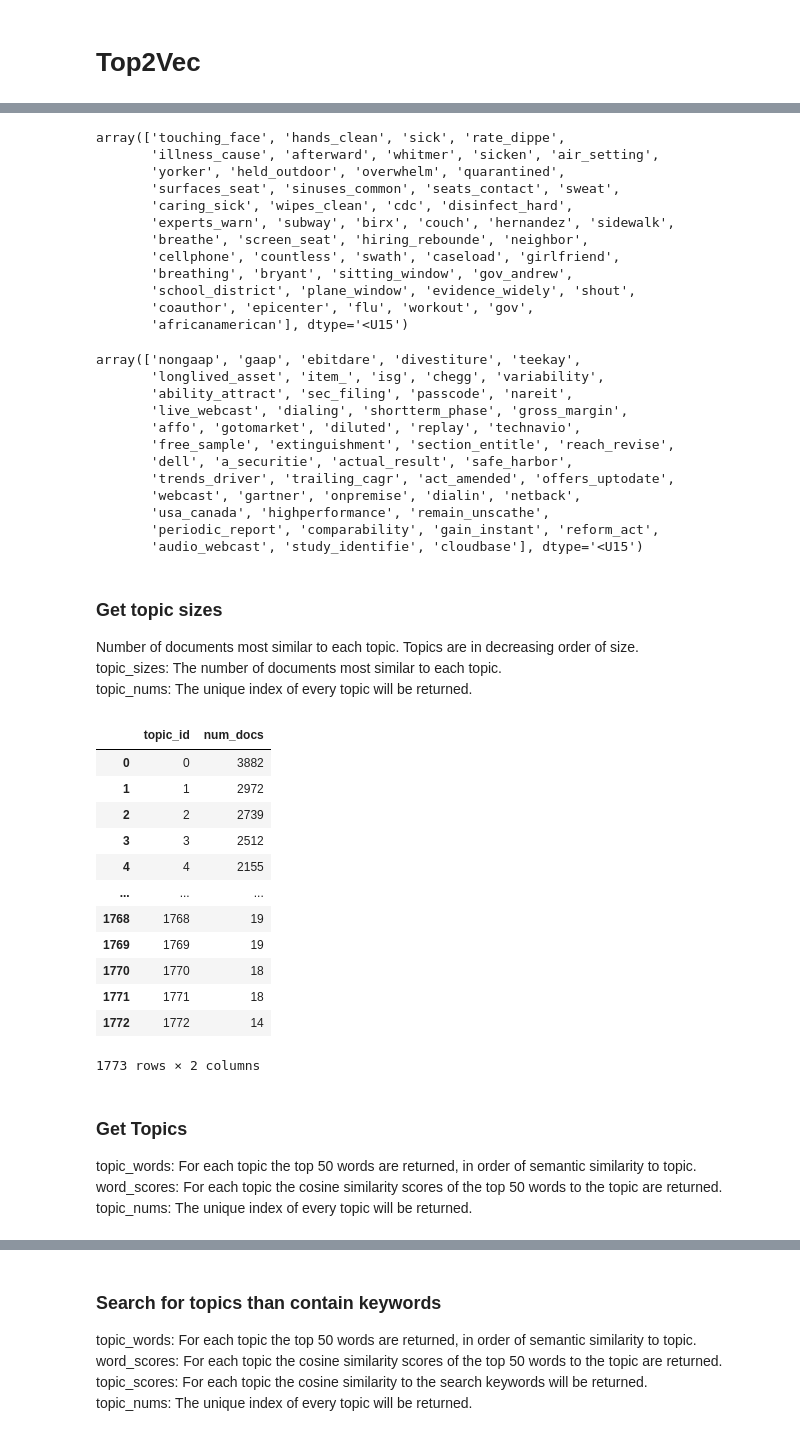
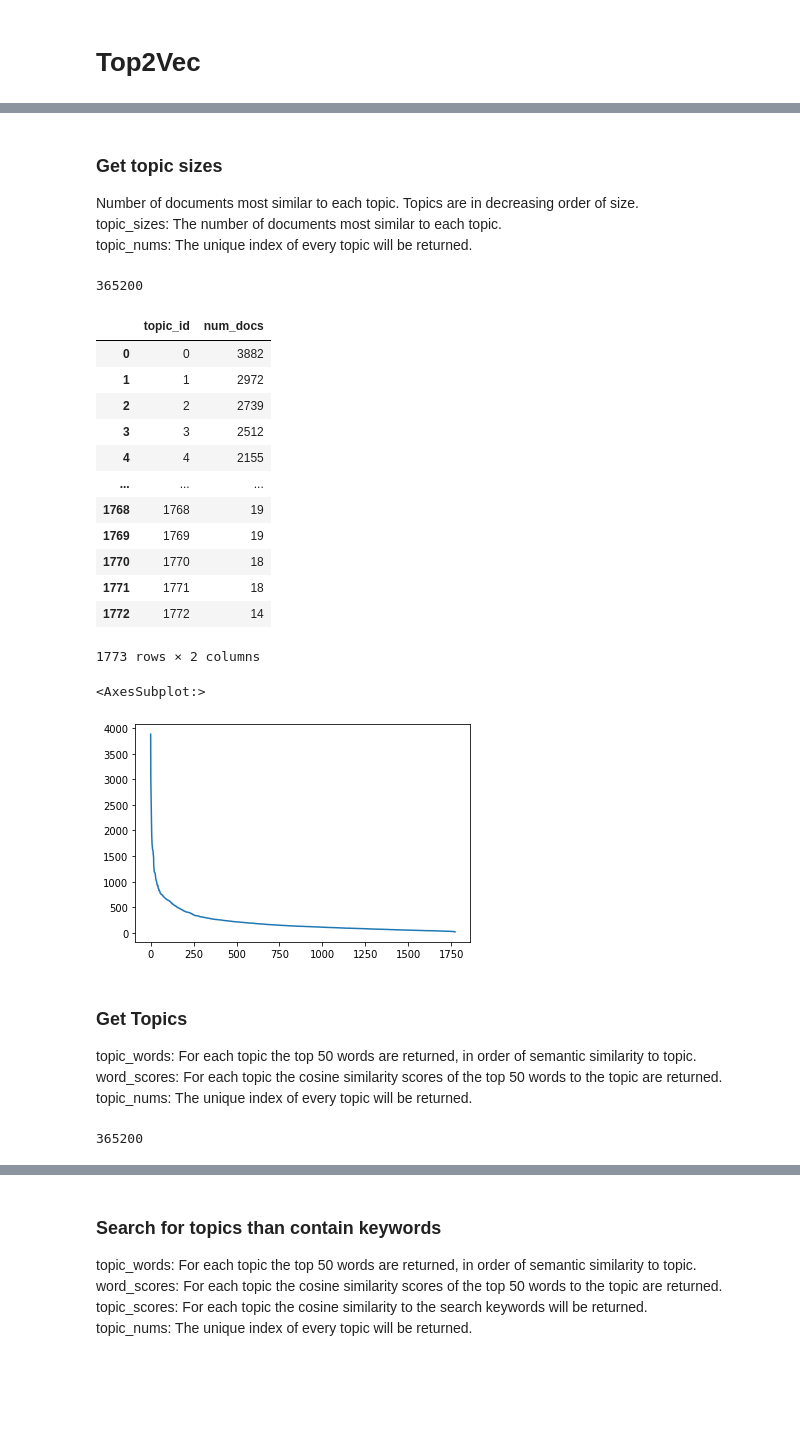
Before and after one commit to TraceyEtheridge/Thesis, a Jupyter notebook: Topic_Modelling_Top2Vec.ipynb, the cells around one changed output, grey strips where cells are left out. Cells and saved outputs as stored; diff of their text form; code cells hidden in the pictures; blank space fills up the shorter version.

```diff
--- a/Topic_Modelling_Top2Vec.ipynb
+++ b/Topic_Modelling_Top2Vec.ipynb
@@ -88,7 +88,7 @@ def tokenise_dataset(df):
 # %% [markdown]
 # Top2Vec
 # %%
-find_topics = True
+find_topics = False
 min_count = 1000 # ignore words with total frequency less than this
 speed = 'deep-learn' # can try 'deep-learn' for possible better embeddings but will take longer
 # started deep-lear at 8pm, still going at 2pm the next day
@@ -149,33 +133,3 @@ array(['barrels_day', 'bpd', 'crude', 'opec', 'glut', 'oil', 'barrel',
-# %%
-model.topic_words[1]
-# %% [output]
-array(['touching_face', 'hands_clean', 'sick', 'rate_dippe',
-       'illness_cause', 'afterward', 'whitmer', 'sicken', 'air_setting',
-       'yorker', 'held_outdoor', 'overwhelm', 'quarantined',
-       'surfaces_seat', 'sinuses_common', 'seats_contact', 'sweat',
-       'caring_sick', 'wipes_clean', 'cdc', 'disinfect_hard',
-       'experts_warn', 'subway', 'birx', 'couch', 'hernandez', 'sidewalk',
-       'breathe', 'screen_seat', 'hiring_rebounde', 'neighbor',
-       'cellphone', 'countless', 'swath', 'caseload', 'girlfriend',
-       'breathing', 'bryant', 'sitting_window', 'gov_andrew',
-       'school_district', 'plane_window', 'evidence_widely', 'shout',
-       'coauthor', 'epicenter', 'flu', 'workout', 'gov',
-       'africanamerican'], dtype='<U15')
-# %%
-model.topic_words[2]
-# %% [output]
-array(['nongaap', 'gaap', 'ebitdare', 'divestiture', 'teekay',
-       'longlived_asset', 'item_', 'isg', 'chegg', 'variability',
-       'ability_attract', 'sec_filing', 'passcode', 'nareit',
-       'live_webcast', 'dialing', 'shortterm_phase', 'gross_margin',
-       'affo', 'gotomarket', 'diluted', 'replay', 'technavio',
-       'free_sample', 'extinguishment', 'section_entitle', 'reach_revise',
-       'dell', 'a_securitie', 'actual_result', 'safe_harbor',
-       'trends_driver', 'trailing_cagr', 'act_amended', 'offers_uptodate',
-       'webcast', 'gartner', 'onpremise', 'dialin', 'netback',
-       'usa_canada', 'highperformance', 'remain_unscathe',
-       'periodic_report', 'comparability', 'gain_instant', 'reform_act',
-       'audio_webcast', 'study_identifie', 'cloudbase'], dtype='<U15')
 # %% [markdown]
 ### Get topic sizes
 
@@ -186,8 +140,10 @@ topic_nums: The unique index of every topic will be returned.
 topic_sizes, topic_ids = model.get_topic_sizes()
 df_topic_sizes = pd.DataFrame(data=zip(topic_ids, topic_sizes), columns=['topic_id', 'num_docs'])
 # %%
+print(df_topic_sizes['num_docs'].sum())
 df_topic_sizes
 # %% [output]
+365200
 |  | topic_id | num_docs |
 | 0 | 0 | 3882 |
 | 1 | 1 | 2972 |
@@ -200,7 +156,12 @@ df_topic_sizes
 | 1770 | 1770 | 18 |
 | 1771 | 1771 | 18 |
 | 1772 | 1772 | 14 |
-1773 rows × 2 columns
+1773 rows × 2 columns
+# %%
+df_topic_sizes['num_docs'].plot()
+# %% [output]
+<AxesSubplot:>
+[figure, added]
 # %% [markdown]
 ### Get Topics
 topic_words: For each topic the top 50 words are returned, in order of semantic similarity to topic.
@@ -217,7 +178,11 @@ for topic_idx, topic_size in enumerate(df_topics['topic_sizes']):
     documents, document_scores, document_ids = model.search_documents_by_topic(topic_num=topic_idx, num_docs=topic_size)
     df_idx = df.iloc[document_ids].index.values
     df_topics['doc_ids'].at[topic_idx] = df_idx
-    print(df_topics['topic_sizes'].sum())
+print(df_topics['topic_sizes'].sum())
+
+#df_topics.to_pickle("df_topics_top2vec_vocab_limit.pickle")
+# %% [output]
+365200
 # %%
 df_topics
 # %% [output]
```
Also changed, not shown: parts of 26 cells of this notebook, 5 other files.
